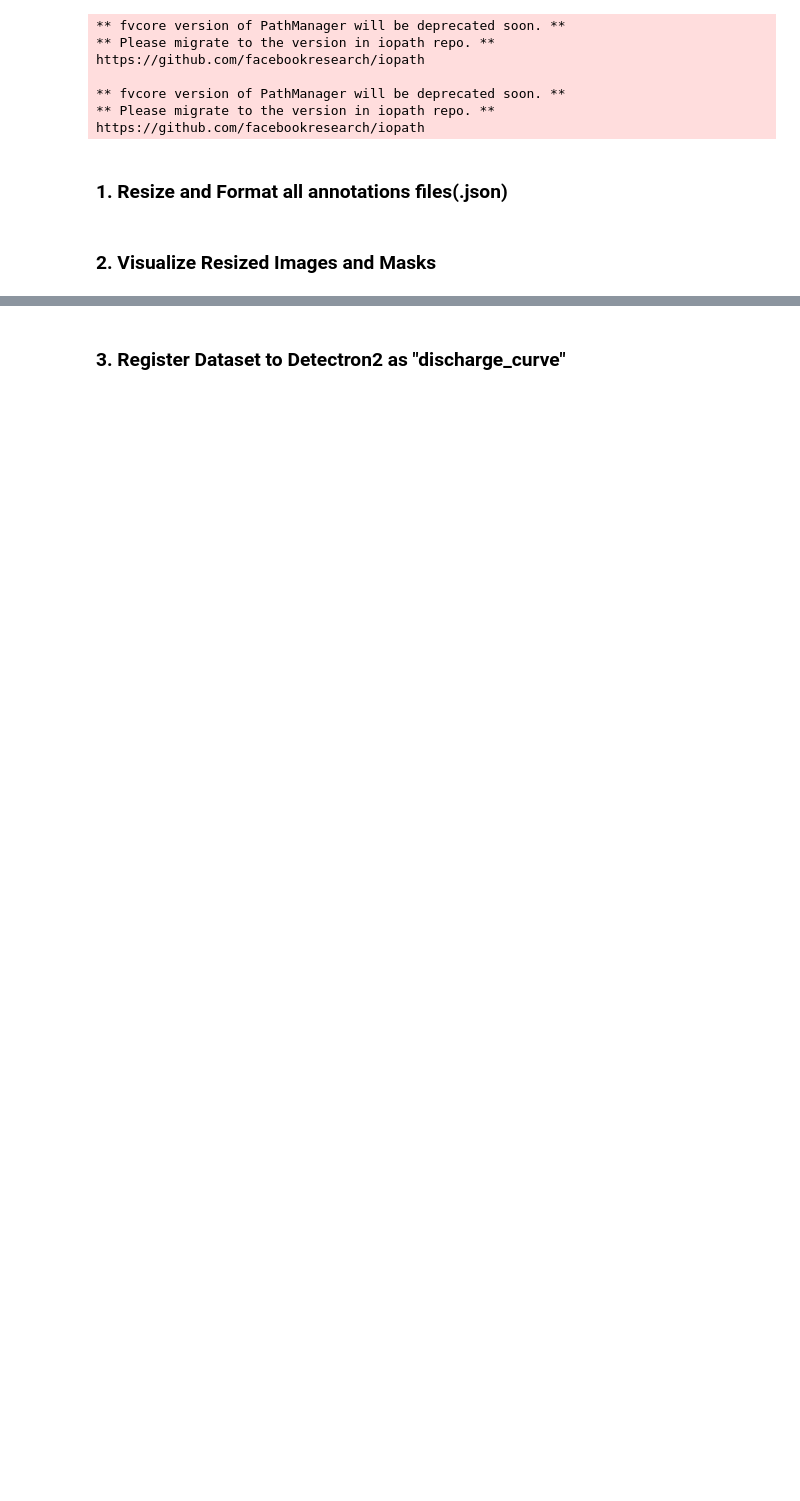
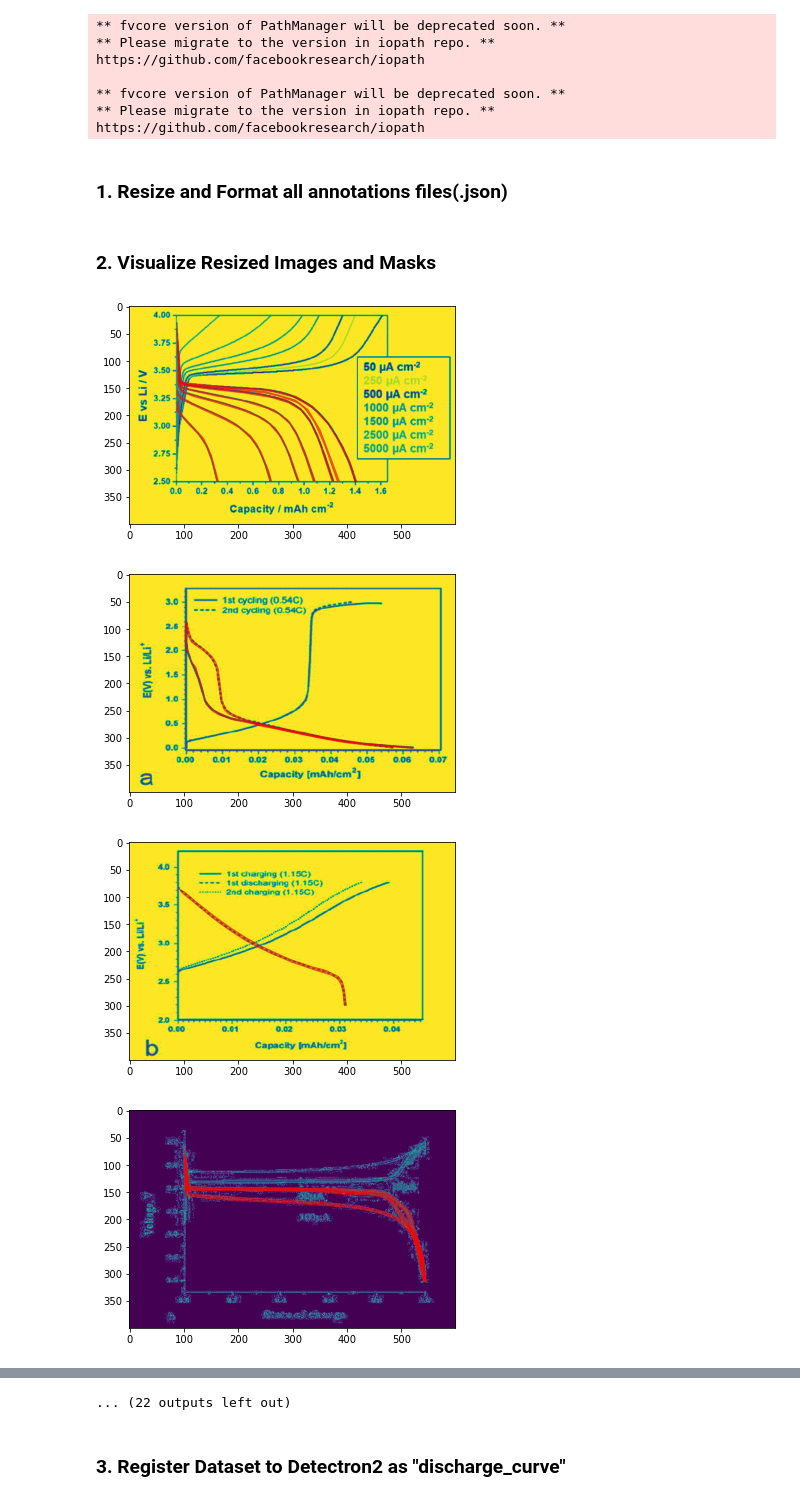
Before and after one commit to DataYoink/DataYoink, a Jupyter notebook: examples/Demo_Resize_and_Register_Training_Dataset.ipynb, the cells around one changed output, grey strips where cells are left out. Cells and saved outputs as stored; diff of their text form; code cells hidden in the pictures; blank space fills up the shorter version.

```diff
--- a/examples/Demo_Resize_and_Register_Training_Dataset.ipynb
+++ b/examples/Demo_Resize_and_Register_Training_Dataset.ipynb
@@ -18,11 +18,16 @@ https://github.com/facebookresearch/iopath
 # %% [markdown]
 ### 1. Resize and Format all annotations files(.json)
 # %%
-directory = ""
-img_height =
-img_width =
-dataset_dict, imgs, polygon_list = registerdata.json_to_dict(directory, img_height, img_width)
+json_directory = "./discharge_curve_json/"
+img_height = 400
+img_width = 600
+dataset_dict, imgs, polygon_list = register_data.json_to_dict(json_directory, img_height, img_width)
 # %% [markdown]
 ### 2. Visualize Resized Images and Masks
 # %%
-registerdata.show_img_and_mask(imgs,polygon_list)
+register_data.show_img_and_mask(imgs,polygon_list)
+# %% [output]
+[figure, added]
+[figure, added]
+[figure, added]
+[figure, added]
@@ -29,3 +42,4 @@ registerdata.show_img_and_mask(imgs,polygon_list)
+... (22 outputs left out)
 # %% [markdown]
 ### 3. Register Dataset to Detectron2 as "discharge_curve"
 # %%
```
Also changed, not shown: parts of 3 cells of this notebook, 3 other files.
